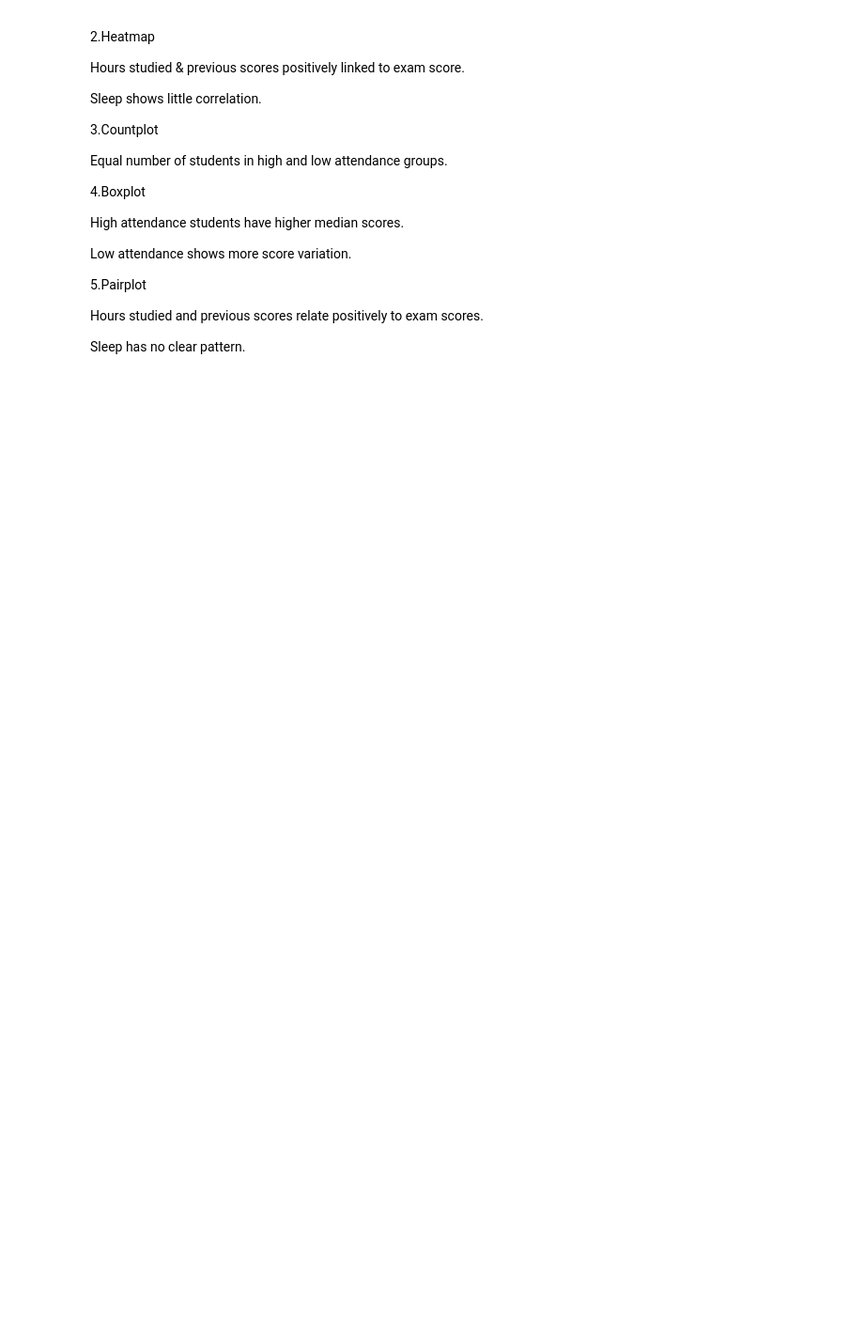
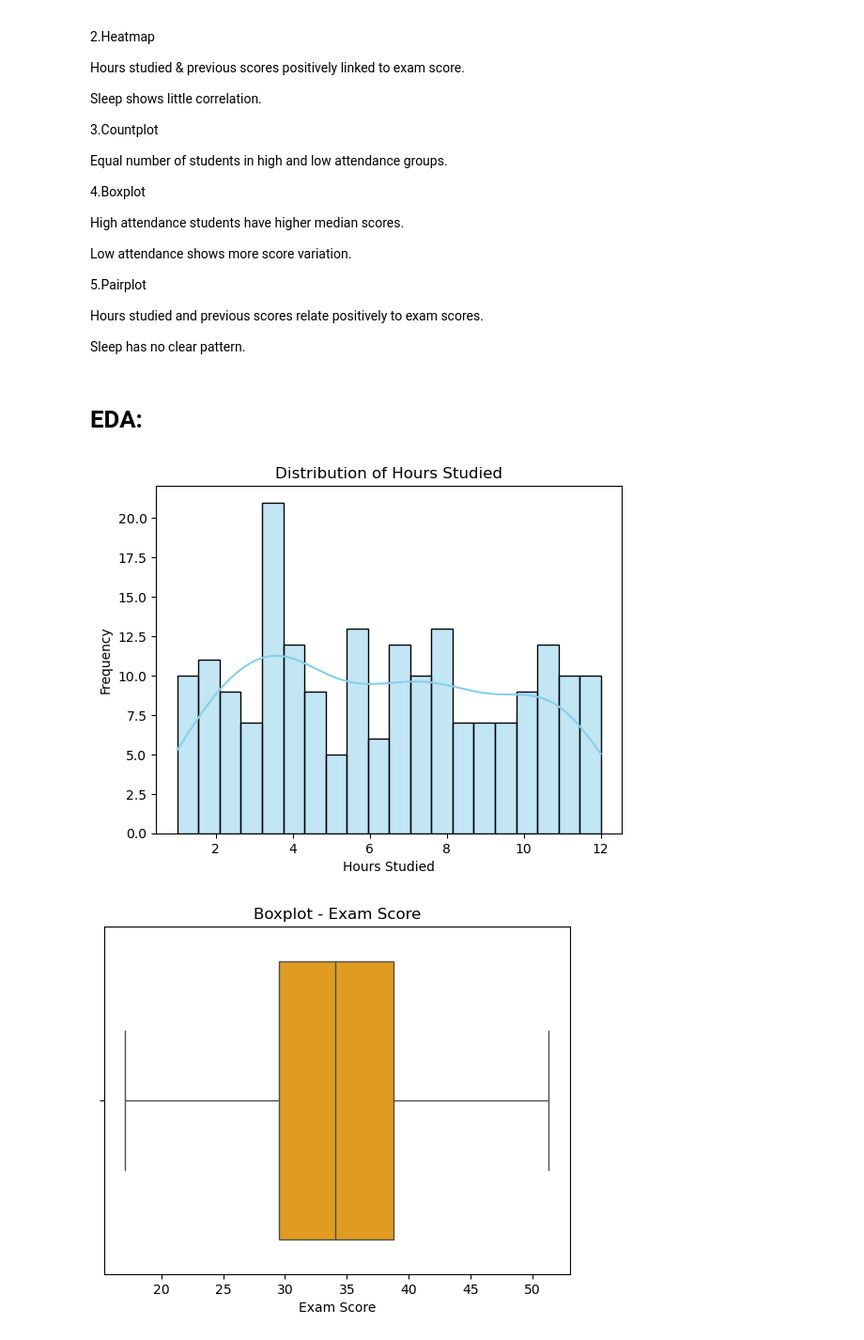
Before and after one commit to Niveditha79/Data_Analysis, a Jupyter notebook: student_exam_scores.ipynb, the cells around one changed output. Shown at 94% size. Cells and saved outputs as stored; diff of their text form; code cells hidden in the pictures; blank space fills up the shorter version.

```diff
--- a/student_exam_scores.ipynb
+++ b/student_exam_scores.ipynb
@@ -306,3 +306,25 @@ Low attendance shows more score variation.
 Hours studied and previous scores relate positively to exam scores.
 
 Sleep has no clear pattern.
+# %% [markdown]
+# EDA:
+# %%
+#Univariate Analysis - Numerical Features
+num_cols = df.select_dtypes(include=['int64','float64']).columns
+df[num_cols].describe()
+
+# Histogram: Hours Studied
+sns.histplot(df['hours_studied'], bins=20, kde=True, color='skyblue')
+plt.title("Distribution of Hours Studied")
+plt.xlabel("Hours Studied")
+plt.ylabel("Frequency")
+plt.show()
+
+# Boxplot: Exam Score
+sns.boxplot(x=df['exam_score'], color='orange')
+plt.title("Boxplot - Exam Score")
+plt.xlabel("Exam Score")
+plt.show()
+# %% [output]
+[figure, added]
+[figure, added]
```
Also changed, not shown: parts of 7 cells of this notebook.
